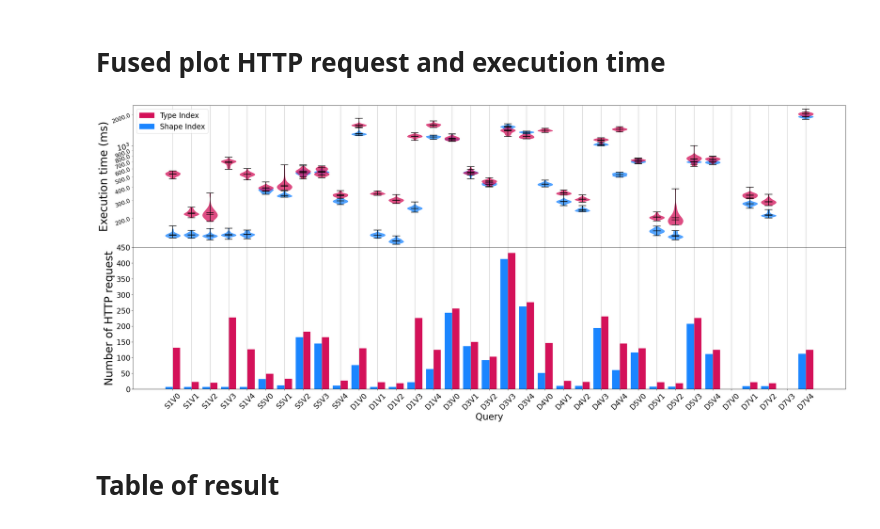
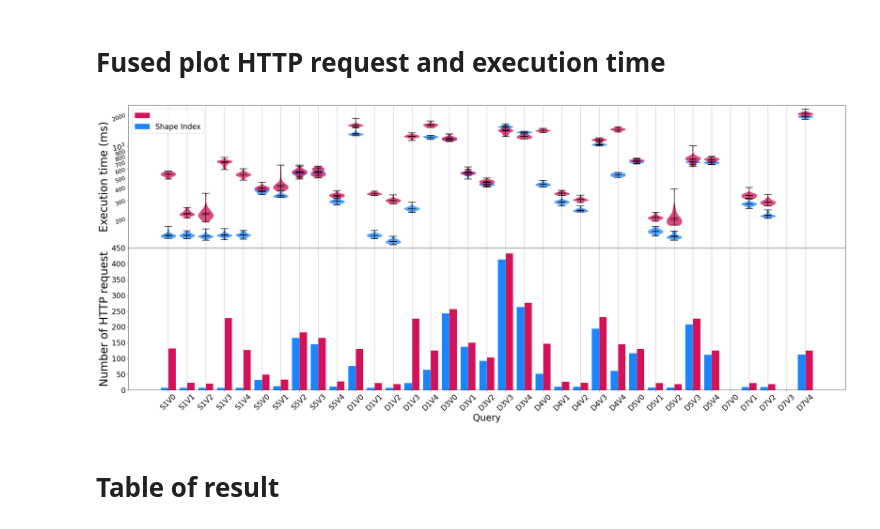
Before and after one commit to constraintAutomaton/amw_shape_index_results, a Jupyter notebook: result/analysis.ipynb, the cells around one changed output. Saved outputs shown, nothing was run; the diff lists cells and outputs as text; code cells hidden in the pictures.

Commit message:
useless float number deleted from the figure

```diff
--- a/result/analysis.ipynb
+++ b/result/analysis.ipynb
@@ -585,7 +585,7 @@ for _,label in queries:
     xtickLabel+= ["{}{}".format(label, i) for i in range(0,5)]
 axs[0].set_xticklabels(xtickLabel, fontsize=15)
 axs[0].tick_params(axis='y', labelsize=20, rotation=10)
-axs[0].yaxis.set_minor_formatter(FormatStrFormatter("%.1f"))
+axs[0].yaxis.set_minor_formatter(FormatStrFormatter("%.0f"))
 axs[0].tick_params(axis='y', which='minor', labelsize=15, rotation=20)
 
 axs[0].set_ylabel("Execution time (ms)", fontsize=30)
@@ -601,35 +601,35 @@ for query,_ in queries:
 yaxisIndexes = np.arange(0, 500, 50)
 axs[1].set_yticks(yaxisIndexes)
 axs[1].set_ylim(bottom=0)
 axs[1].grid(axis="x")
 
 xticks = [1.25*i for i in range(0,5*len(queries))]
 axs[1].set_xticks(xticks)
 xtickLabel = []
 for _,label in queriesHttpRequests:
     xtickLabel+= ["{}{}".format(label, i) for i in range(0,5)]
 axs[1].set_xticklabels(xtickLabel, fontsize=20, rotation=45)
 axs[1].tick_params(axis='y', labelsize=20)
 
 axs[1].set_xlabel("Query", fontsize=25)
 axs[1].set_ylabel("Number of HTTP request", fontsize=30)
 
 indexes =  np.linspace(0, 5, 5)
 initialIndex = np.linspace(0, 5, 5)
 
 for query,_ in queriesHttpRequests:
     appendPlotHttpRequest(axs[1], query, indexes, False)
     indexes = np.arange(indexes[-1]+1.25, indexes[-1]+6.25+0.1, 1.25)
 
-typeIndexPatch = mpatches.Patch(color='#D41159', label='Type Index')
+typeIndexPatch = mpatches.Patch(color='#D41159', label='')
 shapeIndexPath = mpatches.Patch(color='#1A85FF', label='Shape Index')
 
 axs[0].legend(handles=[typeIndexPatch, shapeIndexPath], prop={'size': 20})
 
 pathCombinedPlot = os.path.join(figureFolder,"combined.svg")
 fig.savefig(pathCombinedPlot)
 # %% [output]
-[figure, old version]
+[figure, new version]
 # %% [markdown]
 # Table of result
 # %% [markdown]
```
Also changed, not shown: 1 other file.
